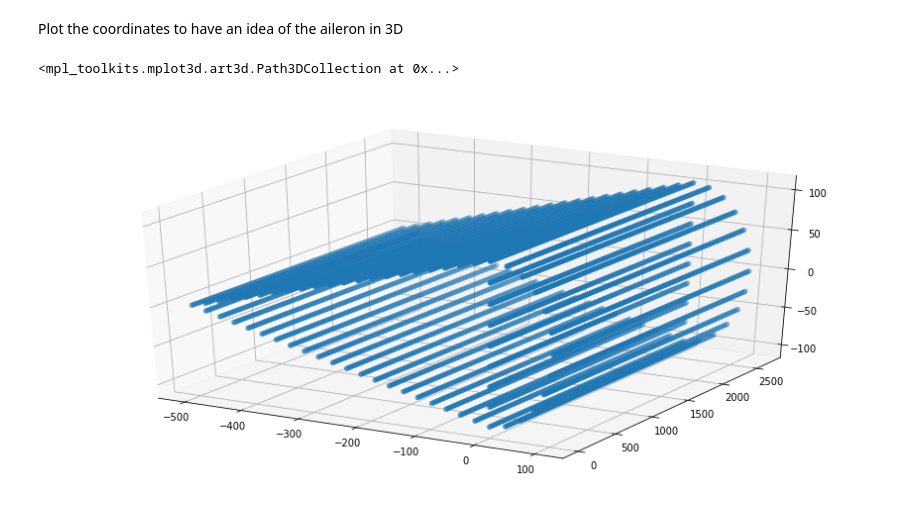
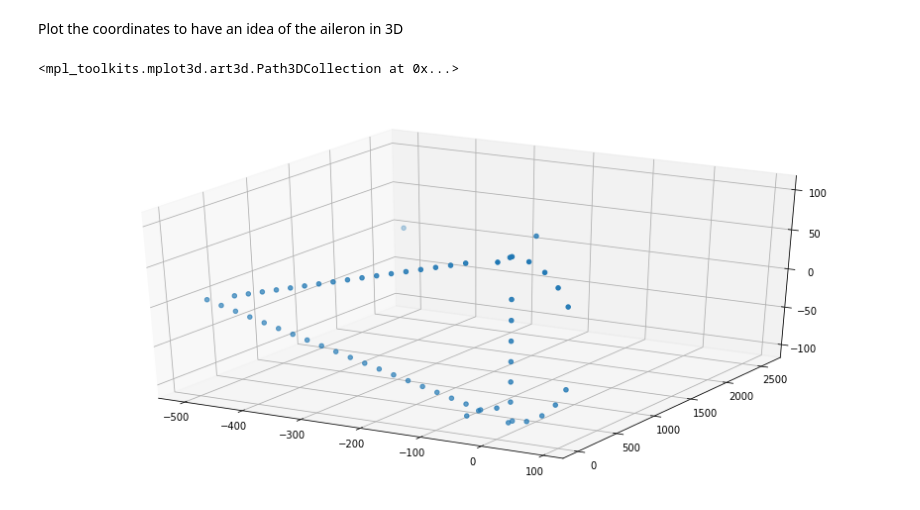
Before and after one commit to LukeDeWaal/SVV2019, a Jupyter notebook: validation_data_exploration.ipynb, the cells around one changed output. Drawn from its saved outputs; the diff is of its cells as text; code cells hidden in the pictures.

```diff
--- a/validation_data_exploration.ipynb
+++ b/validation_data_exploration.ipynb
@@ -57,12 +62,41 @@ df_aileron_coordinates.head()
 | 2 | 3 | 2591.0 | -102.5 | 0.0 |
 | 3 | 4 | 2661.0 | -102.5 | 0.0 |
 | 4 | 5 | 1386.0 | 0.0 | 102.5 |
+# %%
+coordinates_a=[12,  13,  15,  36,  37,  38, 196, 197, 198, 199, 200, 246, 247, 248, 249, 250,\
+ 823, 876, 877, 878, 879, 880, 881, 882, 883, 884, 885, 886, 887, 888, 889, 890,\
+ 891, 892, 893, 894, 895, 896, 897, 898, 899, 900, 901, 902, 903, 904, 905, 906,\
+ 907, 908, 909, 910, 911, 948, 956, 957, 958, 959, 960, 961, 962]
+
+coordinates_b=[9,  10,  32,  33,  34,  35, 179, 180, 181, 182, 183, 697, 698, 699, 700, 701,\
+ 702, 703, 704, 705, 706, 707, 708, 709, 710, 711, 712, 713, 714, 722, 730, 731,\
+ 732, 733, 734, 735, 736, 749, 750, 751, 752, 753, 788, 824, 825, 826, 827, 828,\
+ 829, 830, 831, 832, 833, 834, 835, 836, 837, 838, 839, 840, 841]
+
+coordinates_c=[5,   6,  21,  22,  25,  28, 104, 105, 106, 107, 108, 390, 391, 392, 393, 394,\
+ 395, 396, 397, 398, 399, 400, 401, 402, 403, 404, 405, 406, 407, 460, 478, 479,\
+ 480, 481, 482, 483, 484, 542, 543, 544, 545, 546, 558, 584, 585, 586, 587, 588,\
+ 589, 590, 591, 592, 593, 594, 595, 596, 597, 598, 599, 600, 601]
+
+coordinates_d=[2,   3,  16,  17,  20,  23,  45,  46,  47,  48,  49, 285, 286, 287, 288, 289,\
+ 290, 291, 292, 293, 294, 295, 296, 297, 298, 299, 300, 301, 302, 325, 326, 327,\
+ 328, 329, 330, 331, 332, 333, 334, 335, 336, 337, 338, 339, 340, 341, 342, 455,\
+ 459, 466, 467, 468, 469, 470, 471, 472, 473, 474, 475, 476, 477]
+
+coordinates_a_d=[12,  13,  15,  36,  37,  38, 196, 197, 198, 199, 200, 246, 247, 248, 249, 250,\
+ 823, 876, 877, 878, 879, 880, 881, 882, 883, 884, 885, 886, 887, 888, 889, 890,\
+ 891, 892, 893, 894, 895, 896, 897, 898, 899, 900, 901, 902, 903, 904, 905, 906,\
+ 907, 908, 909, 910, 911, 948, 956, 957, 958, 959, 960, 961, 962,\
+ 2,   3,  16,  17,  20,  23,  45,  46,  47,  48,  49, 285, 286, 287, 288, 289,\
+ 290, 291, 292, 293, 294, 295, 296, 297, 298, 299, 300, 301, 302, 325, 326, 327,\
+ 328, 329, 330, 331, 332, 333, 334, 335, 336, 337, 338, 339, 340, 341, 342, 455,\
+ 459, 466, 467, 468, 469, 470, 471, 472, 473, 474, 475, 476, 477]
 # %% [markdown]
 Plot the coordinates to have an idea of the aileron in 3D
 # %%
 fig = plt.figure(figsize=(15,7))
 ax = fig.add_subplot(111, projection='3d')
-ax.scatter3D(df_aileron_coordinates['z'],df_aileron_coordinates['x'], df_aileron_coordinates['y'])
+ax.scatter3D(df_aileron_coordinates['z'].iloc[coordinates_a],df_aileron_coordinates['x'].iloc[coordinates_a], df_aileron_coordinates['y'].iloc[coordinates_a])
 # %% [output]
 <mpl_toolkits.mplot3d.art3d.Path3DCollection at 0x...>
-[figure, old version]
+[figure, new version]
```
Also changed, not shown: parts of 14 cells of this notebook, 1 other file.
